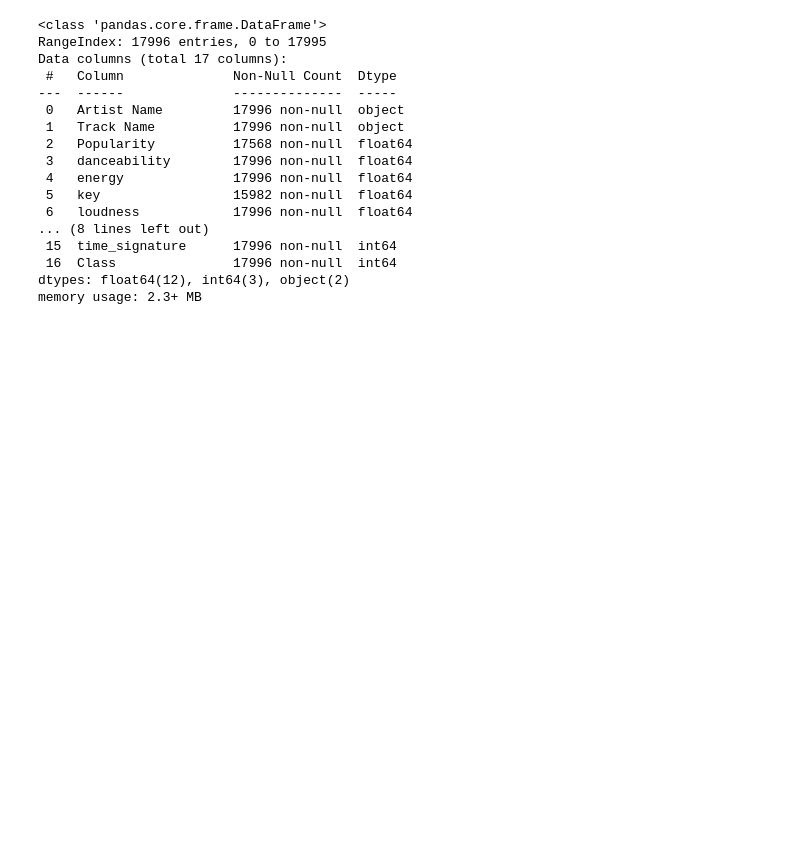
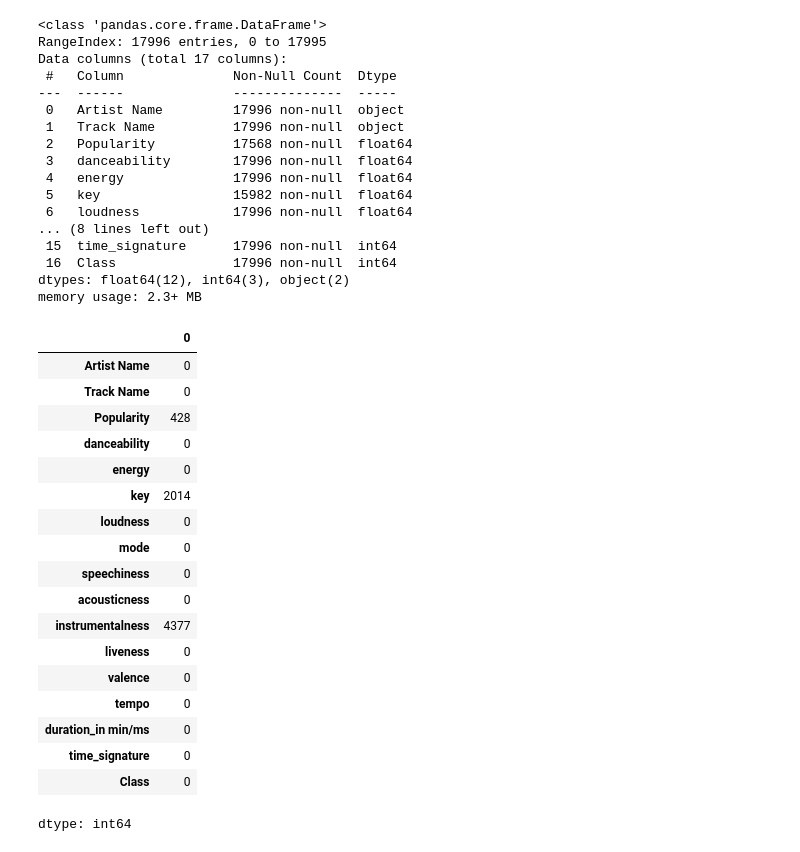
Before and after one commit to hwh1004/colab, a Jupyter notebook: SVM.ipynb, the cells around one changed output. Cells and saved outputs as stored; diff of their text form; code cells hidden in the pictures; blank space fills up the shorter version.

```diff
--- a/SVM.ipynb
+++ b/SVM.ipynb
@@ -31,3 +31,25 @@ Data columns (total 17 columns):
  16  Class               17996 non-null  int64
 dtypes: float64(12), int64(3), object(2)
 memory usage: 2.3+ MB
+# %%
+music_df.isnull().sum()
+# %% [output]
+|  | 0 |
+| Artist Name | 0 |
+| Track Name | 0 |
+| Popularity | 428 |
+| danceability | 0 |
+| energy | 0 |
+| key | 2014 |
+| loudness | 0 |
+| mode | 0 |
+| speechiness | 0 |
+| acousticness | 0 |
+| instrumentalness | 4377 |
+| liveness | 0 |
+| valence | 0 |
+| tempo | 0 |
+| duration_in min/ms | 0 |
+| time_signature | 0 |
+| Class | 0 |
+dtype: int64
```
Also changed, not shown: parts of 4 cells of this notebook.
